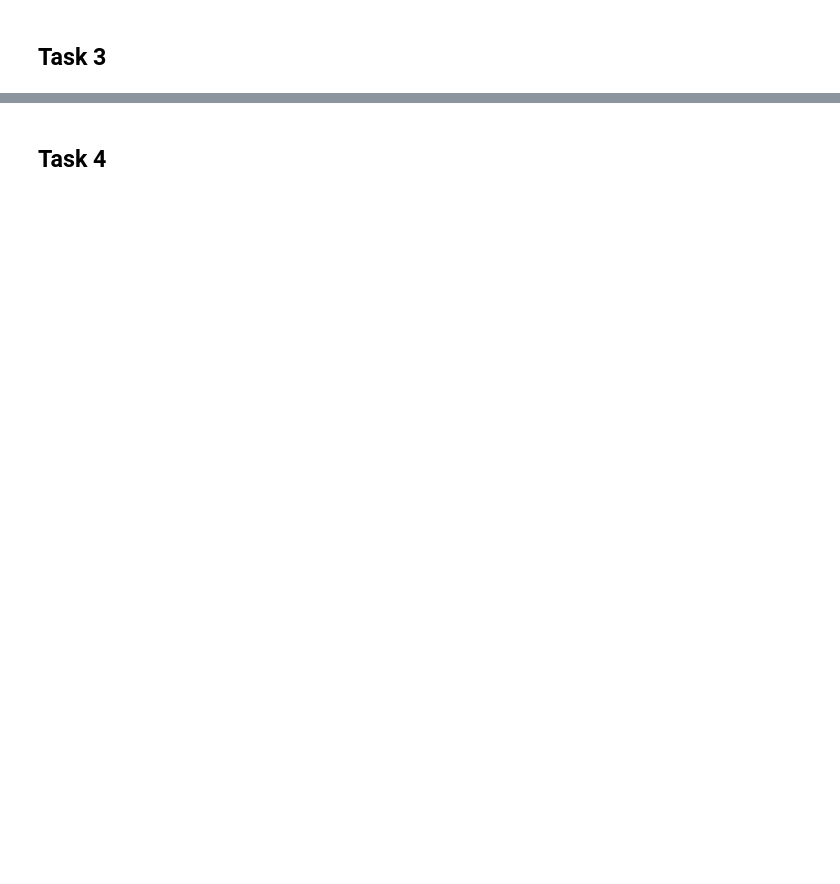
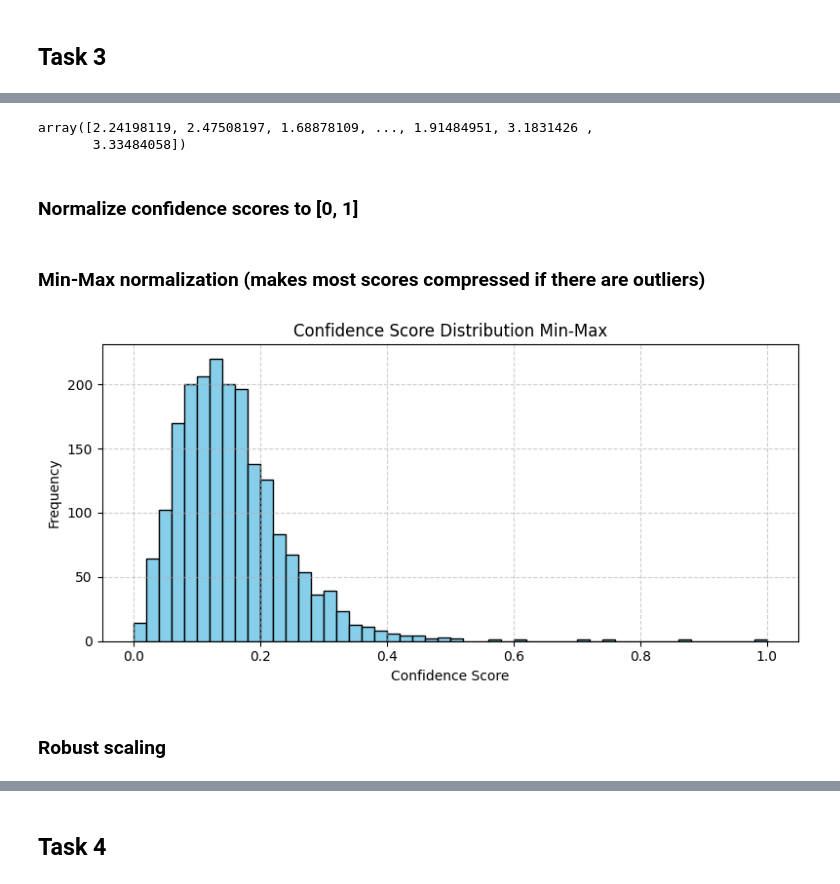
Before and after one commit to Yunus77-tue/ass1, a Jupyter notebook: ass1_cnn.ipynb, the cells around one changed output, grey strips where cells are left out. Drawn from its saved outputs; the diff is of its cells as text; code cells hidden in the pictures; blank space fills up the shorter version.

```diff
--- a/ass1_cnn.ipynb
+++ b/ass1_cnn.ipynb
@@ -998,0 +1079,13 @@ Scenario 4: Main+New classes support → Main+New classes test
+# %%
+# Get indices of 3 nearest neighbors from support set by sorting the distances matrix
+nearest_indices = np.argsort(distances, axis=1)[:, :3]
+# Get labels of the 3 nearest neighbors
+nearest_labels = support_labels[nearest_indices]
+# Compare the labels to that of the test label
+test_labels = test_labels[:, np.newaxis]
+# Create a mask to check similairty of labels (has form: [True, True, False] for example)
+similarity_mask = (nearest_labels == test_labels)
+# Now create mask set to true if at least 1 imnage has the same label
+correct_recommendation_mask = np.any(similarity_mask, axis=1)
+# So this mask shows you for each test image wether or not we should show the recommendation, we can then compare this to our model that uses the confidence threshold.
+correct_recommendation_mask
@@ -998,0 +1104,4 @@ Scenario 4: Main+New classes support → Main+New classes test
+# %%
+# Get distances to the 3 nearest neighbors
+nearest_distances = np.take_along_axis(distances, nearest_indices, axis=1)
+nearest_distances
@@ -998,0 +1116,28 @@ Scenario 4: Main+New classes support → Main+New classes test
+# %%
+confidence_scores = 1 / (nearest_distances.mean(axis=1) + 1e-10)
+confidence_scores
+# %% [output]
+array([2.24198119, 2.47508197, 1.68878109, ..., 1.91484951, 3.1831426 ,
+       3.33484058])
+# %% [markdown]
+### Normalize confidence scores to [0, 1]
+# %% [markdown]
+ ### Min-Max normalization (makes most scores compressed if there are outliers)
+# %%
+min_conf = confidence_scores.min()
+max_conf = confidence_scores.max()
+normalized_confidence_min_max = (confidence_scores - min_conf) / (max_conf - min_conf)
+# %%
+# Plot a histogram to visualize distribution
+plt.figure(figsize=(8, 4))
+plt.hist(normalized_confidence_min_max, bins=50, color='skyblue', edgecolor='black')
+plt.title("Confidence Score Distribution Min-Max")
+plt.xlabel("Confidence Score")
+plt.ylabel("Frequency")
+plt.grid(True, linestyle='--', alpha=0.6)
+plt.tight_layout()
+plt.show()
+# %% [output]
+[figure, added]
+# %% [markdown]
+### Robust scaling
```
Also changed, not shown: parts of 37 cells of this notebook, 8 other files.
